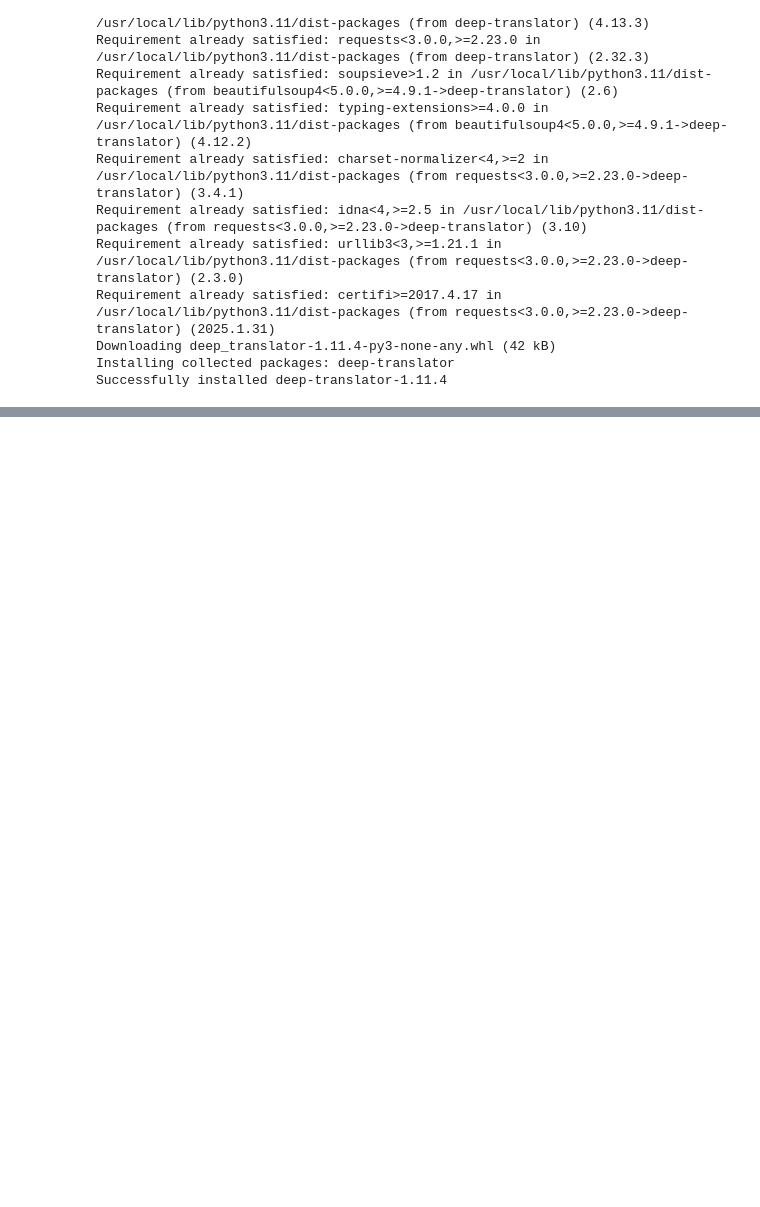
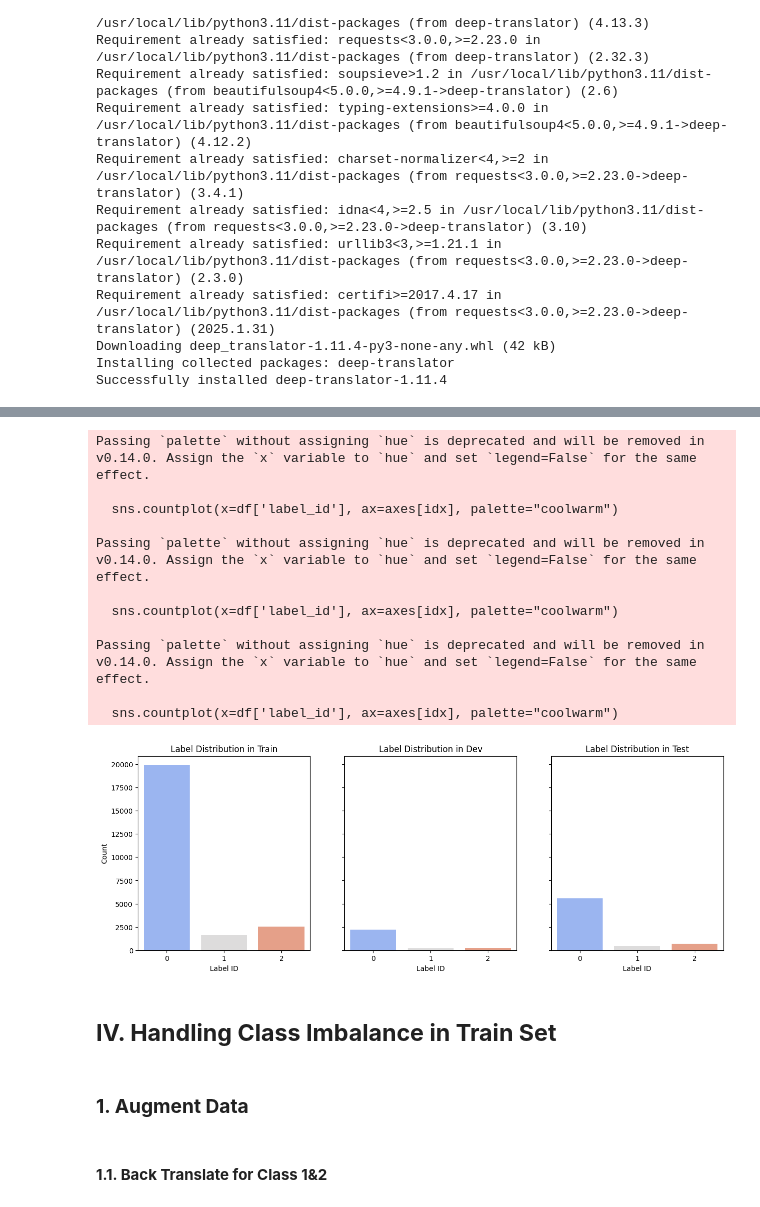
Before and after one commit to DuyMinhDo/Vietnamese-Hate-Speech-Detection, a Jupyter notebook: notebooks/EDA.ipynb, the cells around one changed output, grey strips where cells are left out. Cells and saved outputs as stored; diff of their text form; code cells hidden in the pictures; blank space fills up the shorter version.

```diff
--- a/notebooks/EDA.ipynb
+++ b/notebooks/EDA.ipynb
@@ -218,3 +66,0 @@ Number of duplicate rows: 1356
-# %%
-train_set = train_set.drop_duplicates()
-len(train_set[train_set.duplicated()])
@@ -282,4 +66,0 @@ Plot text length distribution
-# %%
-train_set['text_length'] = train_set['free_text'].apply(lambda x: len(str(x).split()))
-dev_set['text_length'] = dev_set['free_text'].apply(lambda x: len(str(x).split()))
-test_set['text_length'] = test_set['free_text'].apply(lambda x: len(str(x).split()))
@@ -360,4 +66,0 @@ def clean_text(text):
-# %%
-train_set['cleaned_comment'] = train_set['free_text'].apply(clean_text)
-dev_set['cleaned_comment'] = dev_set['free_text'].apply(clean_text)
-test_set['cleaned_comment'] = test_set['free_text'].apply(clean_text)
@@ -435,0 +200,29 @@ df_augmented = pd.concat([train_set, df_minority[['label_id', 'text_length', 'cl
+# %%
+fig, axes = plt.subplots(1, 3, figsize=(15, 5), sharey=True)
+
+for idx, (df, title) in enumerate(zip([train_set, dev_set, test_set], ['Train', 'Dev', 'Test'])):
+    sns.countplot(x=df['label_id'], ax=axes[idx], palette="coolwarm")
+    axes[idx].set_title(f"Label Distribution in {title}")
+    axes[idx].set_xlabel("Label ID")
+    axes[idx].set_ylabel("Count")
+
+plt.show()
+# %% [output]
+Passing `palette` without assigning `hue` is deprecated and will be removed in v0.14.0. Assign the `x` variable to `hue` and set `legend=False` for the same effect.
+
+  sns.countplot(x=df['label_id'], ax=axes[idx], palette="coolwarm")
+
+Passing `palette` without assigning `hue` is deprecated and will be removed in v0.14.0. Assign the `x` variable to `hue` and set `legend=False` for the same effect.
+
+  sns.countplot(x=df['label_id'], ax=axes[idx], palette="coolwarm")
+
+Passing `palette` without assigning `hue` is deprecated and will be removed in v0.14.0. Assign the `x` variable to `hue` and set `legend=False` for the same effect.
+
+  sns.countplot(x=df['label_id'], ax=axes[idx], palette="coolwarm")
+[figure, added]
+# %% [markdown]
+## **IV. Handling Class Imbalance in Train Set**
+# %% [markdown]
+### **1. Augment Data**
+# %% [markdown]
+#### **1.1. Back Translate for Class 1&2**
```
Also changed, not shown: parts of 97 cells of this notebook, 3 other files.
